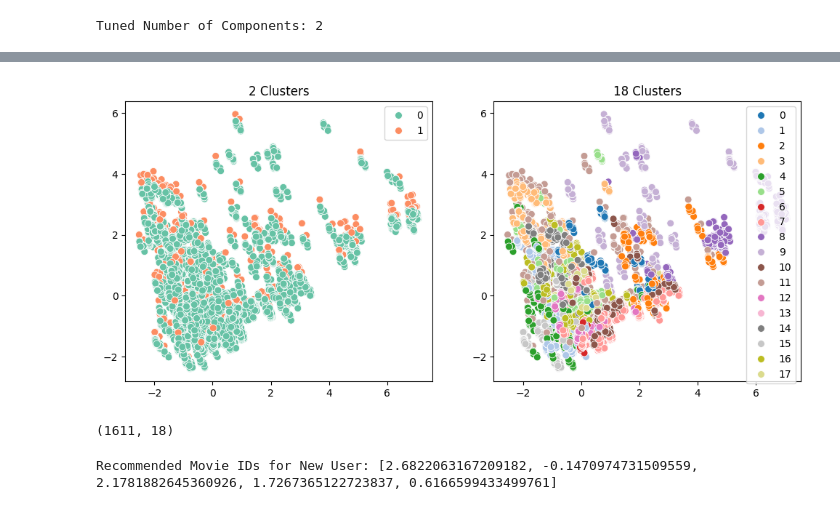
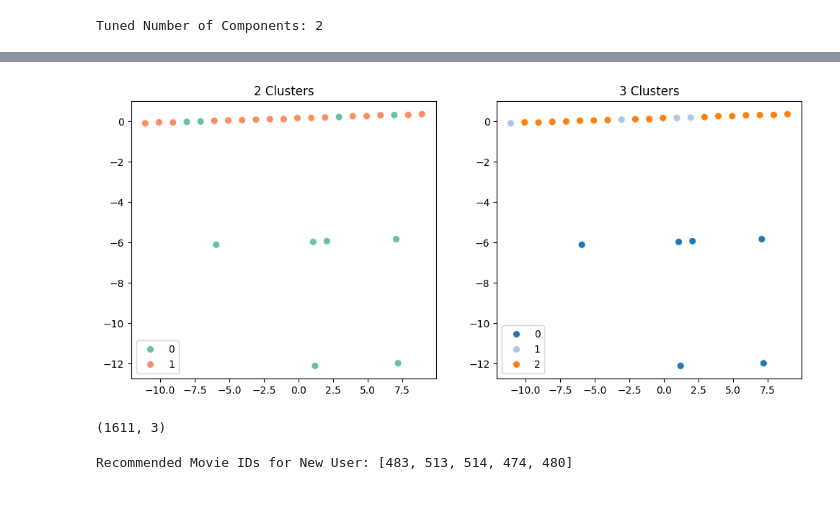
Before and after one commit to Ishan-Kanishka/movie_recommendation_ml, a Jupyter notebook: notebooks/models/IT_24104294-GMM.ipynb, the cells around one changed output, grey strips where cells are left out. Saved outputs shown, nothing was run; the diff lists cells and outputs as text; code cells hidden in the pictures.

```diff
--- a/notebooks/models/IT_24104294-GMM.ipynb
+++ b/notebooks/models/IT_24104294-GMM.ipynb
@@ -30,7 +31,7 @@ Index(['movie id', 'rate', 'age', 'gender', 'occupation', 'Other', 'Action',
 # %%
 df = df.rename(columns={'Children\'s': 'Children'})
 # %%
-X = df.drop(columns=['movie id', 'rate'])
+X = df.drop(columns=['movie id', 'rate', 'release_year'])
 # %%
 X.head(2)
 # %% [output]
@@ -378,7 +378,7 @@ print(f'Tuned Number of Components: {tuned_n_components}')
 # %% [output]
 Tuned Number of Components: 2
 # %%
-tuned_n_components = 18
+tuned_n_components = 3
 model_gmm = GaussianMixture(n_components=tuned_n_components, random_state=42)
 model_gmm.fit(X)
 tuned_clusters = model_gmm.predict(X)
@@ -459,27 +442,27 @@ Cluster 17: [0, 1, 2]
 # %%
 from sklearn.decomposition import PCA
 import seaborn as sns
 
 pca = PCA(n_components=2)
 X_pca = pca.fit_transform(X)
 
 plt.figure(figsize=(12,5))
 
 plt.subplot(1,2,1)
 sns.scatterplot(x=X_pca[:,0], y=X_pca[:,1], hue=tuned_clusters2, palette="Set2", s=50)
 plt.title("2 Clusters")
 
 plt.subplot(1,2,2)
 sns.scatterplot(x=X_pca[:,0], y=X_pca[:,1], hue=tuned_clusters, palette="tab20", s=50)
-plt.title("18 Clusters")
+plt.title("3 Clusters")
 
 plt.show()
 # %% [output]
-[figure, old version]
+[figure, new version]
 # %%
 print(cluster_movie_matrix.shape)
 # %% [output]
-(1611, 18)
+(1611, 3)
 # %%
 # recommend movies for new user
 new_user = pd.DataFrame({
@@ -505,7 +488,6 @@ new_user = pd.DataFrame({
     'Thriller': [0],
     'War': [0],
     'Western': [0],
-    'release year': [1995],
 })
 movies_count = 5
 
@@ -521,4 +503,4 @@ recommended_movie_ids_new_user = cluster_movie_matrix.index[top_indices].tolist(
 
 print(f"Recommended Movie IDs for New User: {recommended_movie_ids_new_user}")
 # %% [output]
-Recommended Movie IDs for New User: [2.6822063167209182, -0.1470974731509559, 2.1781882645360926, 1.7267365122723837, 0.6166599433499761]
+Recommended Movie IDs for New User: [483, 513, 514, 474, 480]
```
Also changed, not shown: parts of 23 cells of this notebook, 8 other files.
